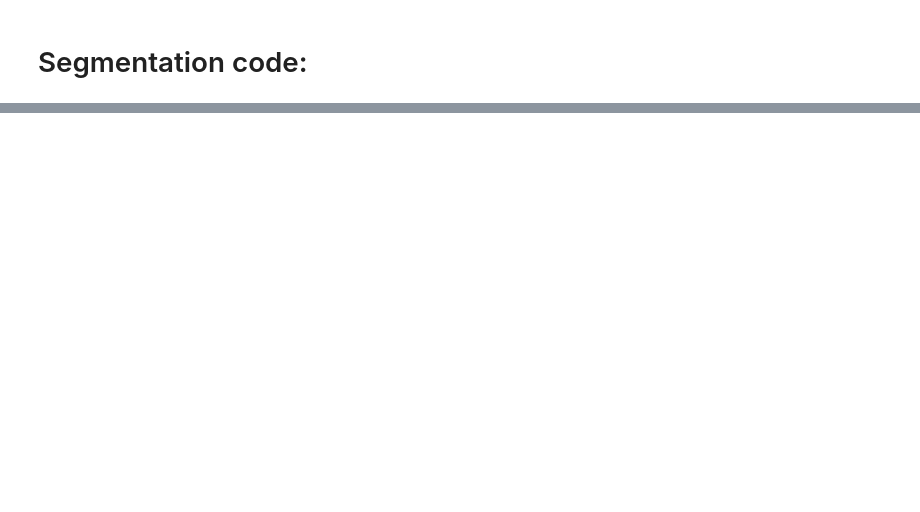
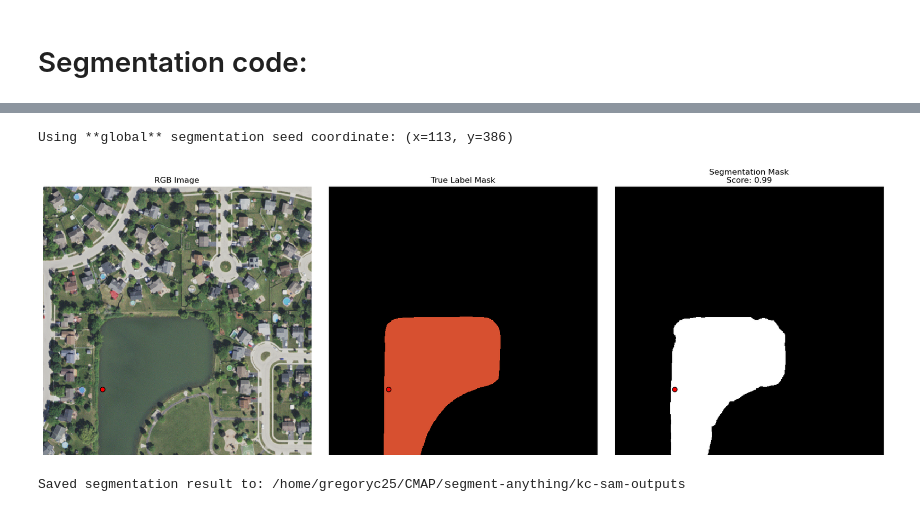
Before and after one commit to dsi-clinic/CMAP, a Jupyter notebook: kane-county-sam.ipynb, the cells around one changed output, grey strips where cells are left out. Drawn from its saved outputs; the diff is of its cells as text; code cells hidden in the pictures; blank space fills up the shorter version.

```diff
--- a/kane-county-sam.ipynb
+++ b/kane-county-sam.ipynb
@@ -205,0 +182,70 @@ Segmentation seed coordinate: (356, 143)
+# %%
+import os
+import numpy as np
+import torch
+import matplotlib.pyplot as plt
+from datetime import datetime
+
+# Ensure we're using the same globally stored seed point
+print(f"Using **global** segmentation seed coordinate: (x={global_seed_x}, y={global_seed_y})")
+
+# Create the seed coordinate array in the expected shape (1, 2)
+seed_coordinate = np.array([[global_seed_x, global_seed_y]])
+seed_label = np.array([1])  # Positive prompt
+
+# Set the image before predicting
+predictor.set_image(img_rgb_np)
+
+# --- Call the SAM predictor with the **same seed** ---
+masks, scores, logits = predictor.predict(
+    point_coords=seed_coordinate,
+    point_labels=seed_label,
+    multimask_output=False  # Single best mask
+)
+
+# Select the **highest scoring mask**
+best_mask = masks[0]
+best_score = scores[0]
+
+# --- Create Three Subplots: RGB, True Label Mask, Segmentation Mask ---
+fig, axs = plt.subplots(1, 3, figsize=(18, 6))
+
+# 1. Display RGB Image with Seed Point
+axs[0].imshow(img_rgb_np, interpolation="none")
+axs[0].scatter(global_seed_x, global_seed_y, color="red", s=50, marker="o", edgecolors="black")
+axs[0].set_title("RGB Image")
+axs[0].axis("off")
+
+# 2. Display True Label Mask with Seed Point (Solid Colors)
+axs[1].imshow(mask_np, cmap=custom_cmap, interpolation="none", vmin=0, vmax=len(sorted_keys) - 1)
+axs[1].scatter(global_seed_x, global_seed_y, color="red", s=50, marker="o", edgecolors="black")
+axs[1].set_title("True Label Mask")
+axs[1].axis("off")
+
+# 3. Display Best Segmentation Mask with Seed Point
+axs[2].imshow(best_mask, cmap="gray", interpolation="none")
+axs[2].scatter(global_seed_x, global_seed_y, color="red", s=50, marker="o", edgecolors="black")
+axs[2].set_title(f"Segmentation Mask\nScore: {best_score:.2f}")
+axs[2].axis("off")
+
+# Define the output directory
+output_folder = "/home/gregoryc25/CMAP/segment-anything/kc-sam-outputs"
+
+# Ensure the folder exists
+os.makedirs(output_folder, exist_ok=True)
+
+# Generate a unique filename (timestamp-based)
+timestamp = datetime.now().strftime("%Y%m%d_%H%M%S")
+output_path = os.path.join(output_folder, f"segmentation_{timestamp}.png")
+
+# Save the figure
+plt.savefig(output_path, bbox_inches="tight", dpi=300)
+
+plt.tight_layout()
+plt.show()
+
+print(f"Saved segmentation result to: {output_folder}")
+# %% [output]
+Using **global** segmentation seed coordinate: (x=113, y=386)
+[figure, added]
+Saved segmentation result to: /home/gregoryc25/CMAP/segment-anything/kc-sam-outputs
```
Also changed, not shown: parts of 4 cells of this notebook, 21 other files.
